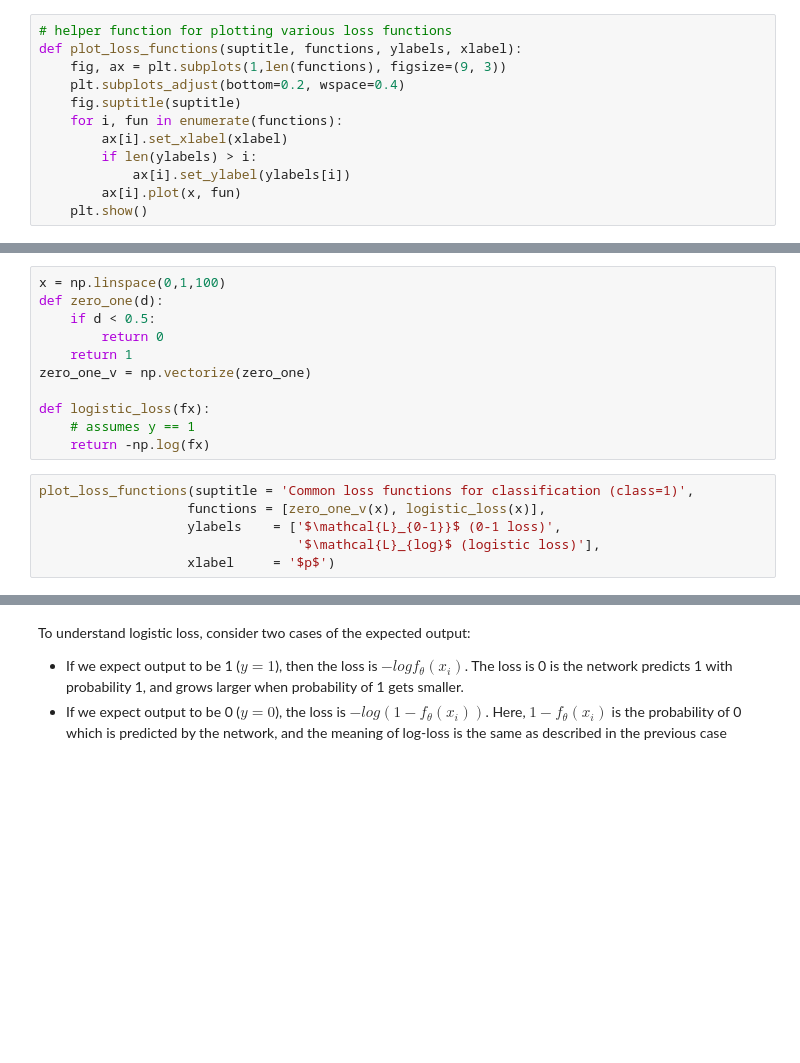
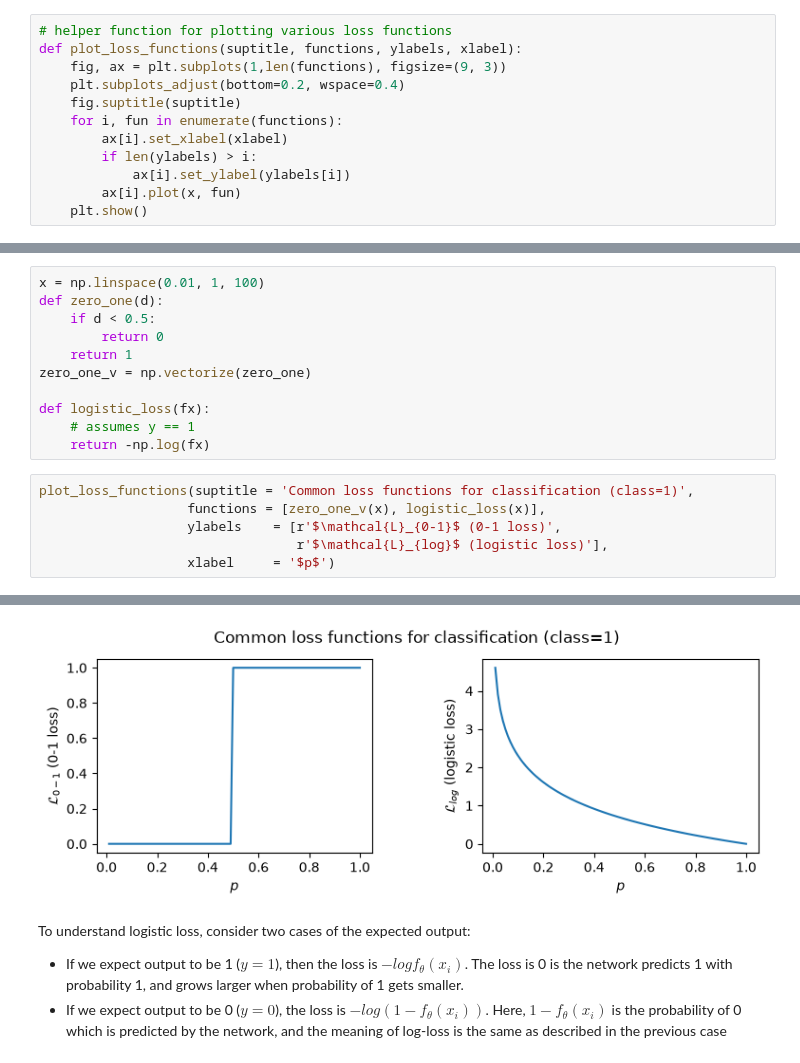
Before and after one commit to phucvinh57/AI-For-Beginners, a Jupyter notebook: lessons/3-NeuralNetworks/04-OwnFramework/OwnFramework.ipynb, the cells around one changed output, grey strips where cells are left out. Cells and saved outputs as stored; diff of their text form; blank space fills up the shorter version.

```diff
--- a/lessons/3-NeuralNetworks/04-OwnFramework/OwnFramework.ipynb
+++ b/lessons/3-NeuralNetworks/04-OwnFramework/OwnFramework.ipynb
@@ -118,7 +116,7 @@ However, accuracy itself does not show how far are we from the right classificat
 
 $$\mathcal{L}_{log} = \sum_{i=1}^n -y\log(f_{\theta}(x_i)) - (1-y)\log(1-f_\theta(x_i))$$
 # %%
-x = np.linspace(0,1,100)
+x = np.linspace(0.01, 1, 100)
 def zero_one(d):
     if d < 0.5:
         return 0
@@ -131,7 +129,7 @@ def logistic_loss(fx):
 # %%
 plot_loss_functions(suptitle = 'Common loss functions for classification (class=1)',
                    functions = [zero_one_v(x), logistic_loss(x)],
-                   ylabels    = ['$\mathcal{L}_{0-1}}$ (0-1 loss)',
-                                 '$\mathcal{L}_{log}$ (logistic loss)'],
+                   ylabels    = [r'$\mathcal{L}_{0-1}$ (0-1 loss)',
+                                 r'$\mathcal{L}_{log}$ (logistic loss)'],
                    xlabel     = '$p$')
 # %% [output]
@@ -140,3 +136,4 @@ plot_loss_functions(suptitle = 'Common loss functions for classification (class=
+[figure, added]
 # %% [markdown]
 To understand logistic loss, consider two cases of the expected output:
 * If we expect output to be 1 ($y=1$), then the loss is $-log f_\theta(x_i)$. The loss is 0 is the network predicts 1 with probability 1, and grows larger when probability of 1 gets smaller.
```
Also changed, not shown: parts of 18 cells of this notebook, 8 other files.
